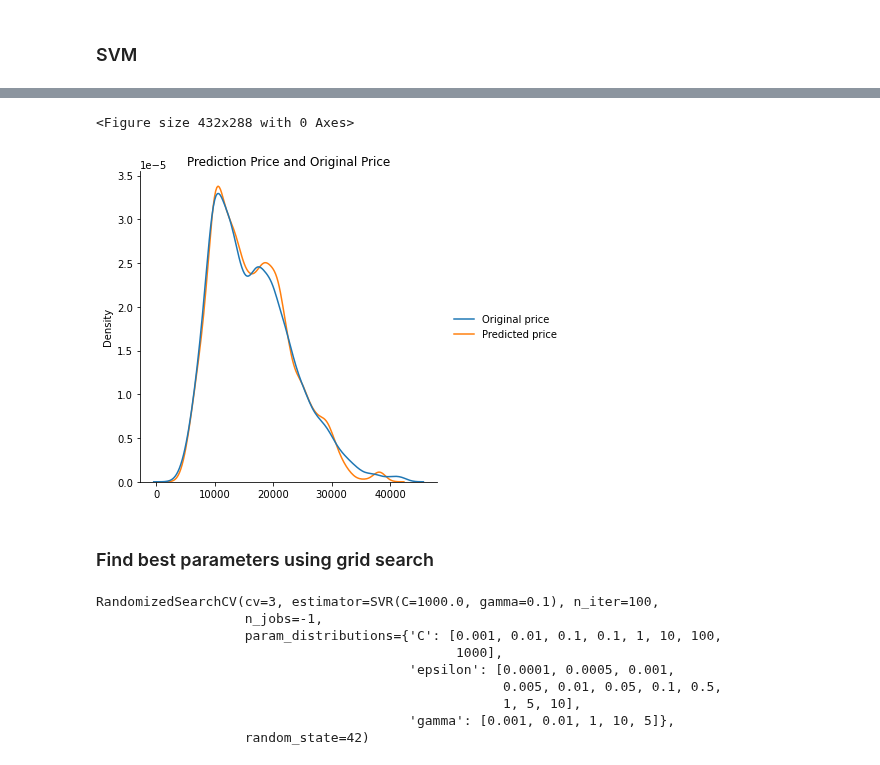
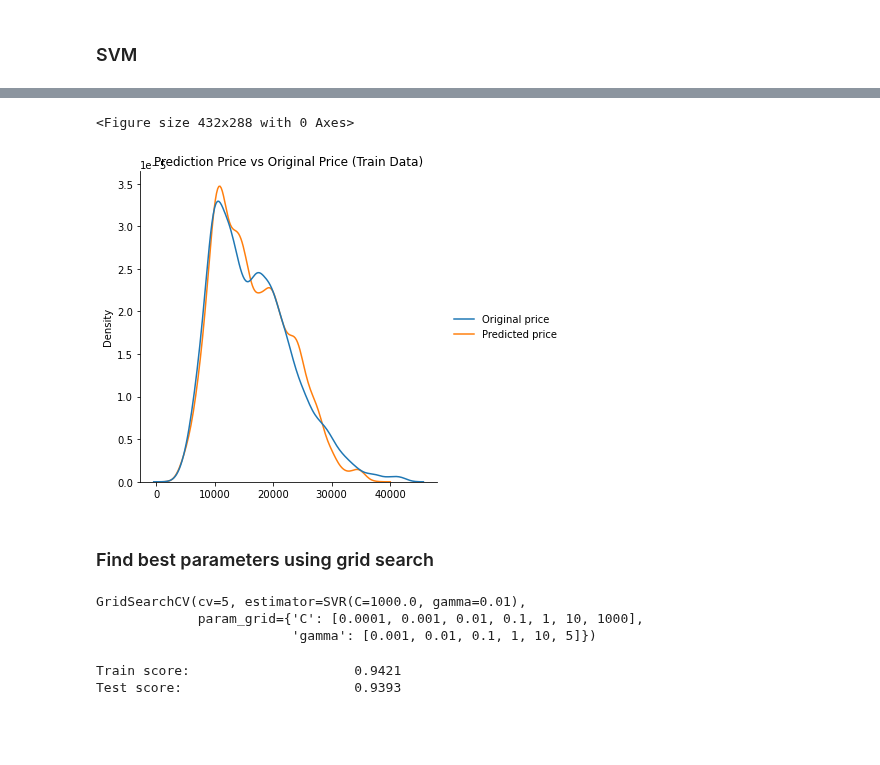
Before and after one commit to kai2128/DM_Assignment, a Jupyter notebook: algorithm/SVM.ipynb, the cells around one changed output, grey strips where cells are left out. Cells and saved outputs as stored; diff of their text form; code cells hidden in the pictures; blank space fills up the shorter version.

```diff
--- a/algorithm/SVM.ipynb
+++ b/algorithm/SVM.ipynb
@@ -5,6 +5,9 @@
 ### SVM
 # %%
 from sklearn.svm import SVR
-svr = SVR(kernel='rbf', C=1e3, gamma=0.1)
+from sklearn.model_selection import GridSearchCV, cross_val_score
+import pandas as pd
+import matplotlib.pyplot as plt
+svr = SVR(kernel='rbf', C=1e3, gamma=0.01)
 svr.fit(X_train, y_train)
 # %% [output]
@@ -22,7 +25,7 @@ plot_prediction_compare_ori(svr)
 # %%
-plot_prediction_compare_ori(svr, X_train, y_train)
+plot_prediction_compare_ori(svr, X_train, y_train,title="Prediction Price vs Original Price (Train Data)")
 # %% [output]
 <Figure size 432x288 with 0 Axes>
-[figure, old version]
+[figure, new version]
 # %% [markdown]
 ### Find best parameters using grid search
@@ -37,16 +37,15 @@ param_grid = {
 # %%
-svr_tuned = RandomizedSearchCV(estimator=svr, param_distributions=param_grid, n_iter=100, cv=3, random_state=42, n_jobs=-1)
+svr_tuned = GridSearchCV(svr,tuned_parameters,cv=5)
 svr_tuned.fit(X_train, y_train)
 # %% [output]
-RandomizedSearchCV(cv=3, estimator=SVR(C=1000.0, gamma=0.1), n_iter=100,
-                   n_jobs=-1,
-                   param_distributions={'C': [0.001, 0.01, 0.1, 0.1, 1, 10, 100,
-                                              1000],
-                                        'epsilon': [0.0001, 0.0005, 0.001,
-                                                    0.005, 0.01, 0.05, 0.1, 0.5,
-                                                    1, 5, 10],
-                                        'gamma': [0.001, 0.01, 1, 10, 5]},
-                   random_state=42)
+GridSearchCV(cv=5, estimator=SVR(C=1000.0, gamma=0.01),
+             param_grid={'C': [0.0001, 0.001, 0.01, 0.1, 1, 10, 1000],
+                         'gamma': [0.001, 0.01, 0.1, 1, 10, 5]})
+# %%
+train_test_report(svr_tuned)
+# %% [output]
+Train score:                     0.9421
+Test score:                      0.9393
 # %%
 gs_report(svr_tuned)
 # %% [output]
```
Also changed, not shown: parts of 22 cells of this notebook, 1 other file.
